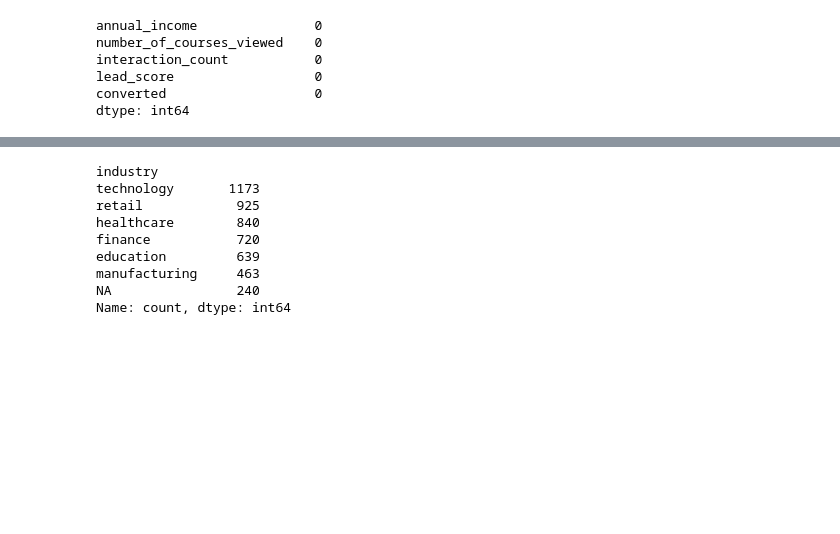
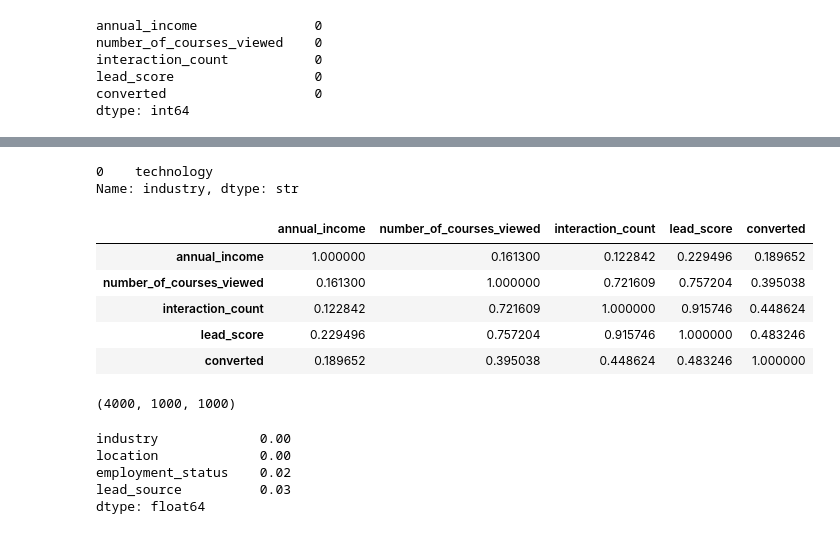
Before and after one commit to LFYMALE/Machine-Learning-Zoomcamp, a Jupyter notebook: 03-classification/homework.ipynb, the cells around one changed output, grey strips where cells are left out. Drawn from its saved outputs; the diff is of its cells as text; code cells hidden in the pictures; blank space fills up the shorter version.

```diff
--- a/03-classification/homework.ipynb
+++ b/03-classification/homework.ipynb
@@ -88,16 +94,29 @@ df.head()
 | 3 | paid_ads | manufacturing | student | NA | 0.0 | 3 | ... |
 | 4 | referral | manufacturing | student | north_america | 24062.0 | 4 | ... |
 # %%
-# The most frequent observation
+#1 The most frequent observation
 mode = df.industry.mode()
-df.industry.value_counts()
+mode
 # %% [output]
-industry
-technology       1173
-retail            925
-healthcare        840
-finance           720
-education         639
-manufacturing     463
-NA                240
-Name: count, dtype: int64
+0    technology
+Name: industry, dtype: str
+# %%
+#1 The correlation matrix
+
+corr_matrix = df[numerical_columns].corr()
+corr_matrix
+# %% [output]
+|  | annual_income | number_of_courses_viewed | interaction_count | lead_score | converted |
+| annual_income | 1.000000 | 0.161300 | 0.122842 | 0.229496 | 0.189652 |
+| number_of_courses_viewed | 0.161300 | 1.000000 | 0.721609 | 0.757204 | 0.395038 |
+| interaction_count | 0.122842 | 0.721609 | 1.000000 | 0.915746 | 0.448624 |
+| lead_score | 0.229496 | 0.757204 | 0.915746 | 1.000000 | 0.483246 |
+| converted | 0.189652 | 0.395038 | 0.448624 | 0.483246 | 1.000000 |
+# %%
+df_full_train, df_test = train_test_split(df, test_size = 0.2, random_state = 42)
+df_train, df_val = train_test_split(df_full_train, test_size = 0.25, random_state = 42)
+df_train_converted = df_train.converted.values
+
+len(df_full_train), len(df_val), len(df_test)
+# %% [output]
+(4000, 1000, 1000)
@@ -103,0 +136,12 @@ Name: count, dtype: int64
+# %%
+#3 The biggest mutual information
+numerical_columns_train = list(df_full_train.dtypes[df_full_train.dtypes != 'str'].index)
+
+mi = df_train[categorical_columns].apply(mutual_infor_converted_score)
+mi.sort_values(ascending=True)
+# %% [output]
+industry             0.00
+location             0.00
+employment_status    0.02
+lead_source          0.03
+dtype: float64
```
Also changed, not shown: parts of 15 cells of this notebook.
